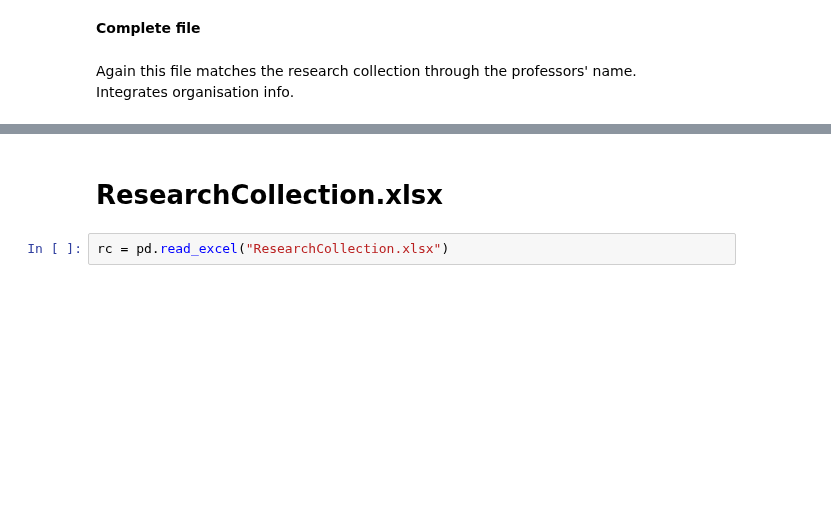
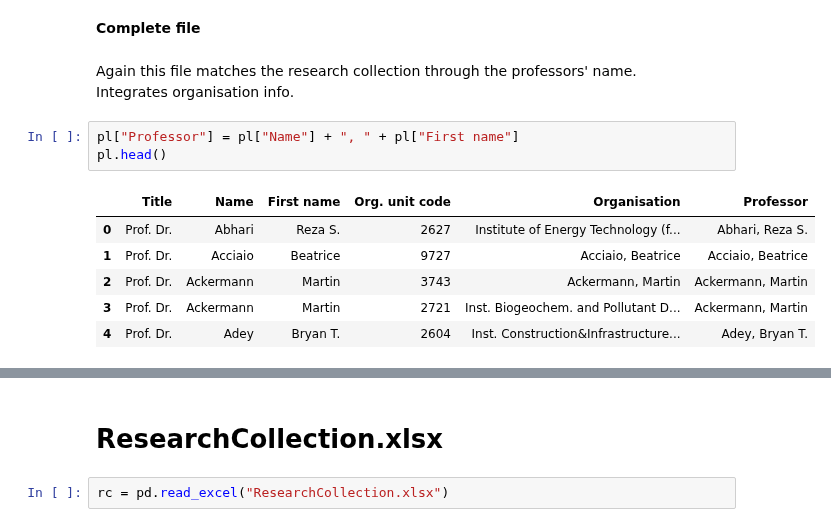
Before and after one commit to GiuliaLanzillotta/ETH_SEARCH, a Jupyter notebook: Data exploration.ipynb, the cells around one changed output, grey strips where cells are left out. Saved outputs shown, nothing was run; the diff lists cells and outputs as text; blank space fills up the shorter version.

```diff
--- a/Data exploration.ipynb
+++ b/Data exploration.ipynb
@@ -164,3 +211,13 @@ dtype: int64
 # %% [markdown]
 Again this file matches the research collection through the professors' name. <br>
 Integrates organisation info.
+# %%
+pl["Professor"] = pl["Name"] + ", " + pl["First name"]
+pl.head()
+# %% [output]
+|  | Title | Name | First name | Org. unit code | Organisation | Professor |
+| 0 | Prof. Dr. | Abhari | Reza S. | 2627 | Institute of Energy Technology (f... | Abhari, Reza S. |
+| 1 | Prof. Dr. | Acciaio | Beatrice | 9727 | Acciaio, Beatrice | Acciaio, Beatrice |
+| 2 | Prof. Dr. | Ackermann | Martin | 3743 | Ackermann, Martin | Ackermann, Martin |
+| 3 | Prof. Dr. | Ackermann | Martin | 2721 | Inst. Biogeochem. and Pollutant D... | Ackermann, Martin |
+| 4 | Prof. Dr. | Adey | Bryan T. | 2604 | Inst. Construction&Infrastructure... | Adey, Bryan T. |
```
Also changed, not shown: parts of 11 cells of this notebook.
